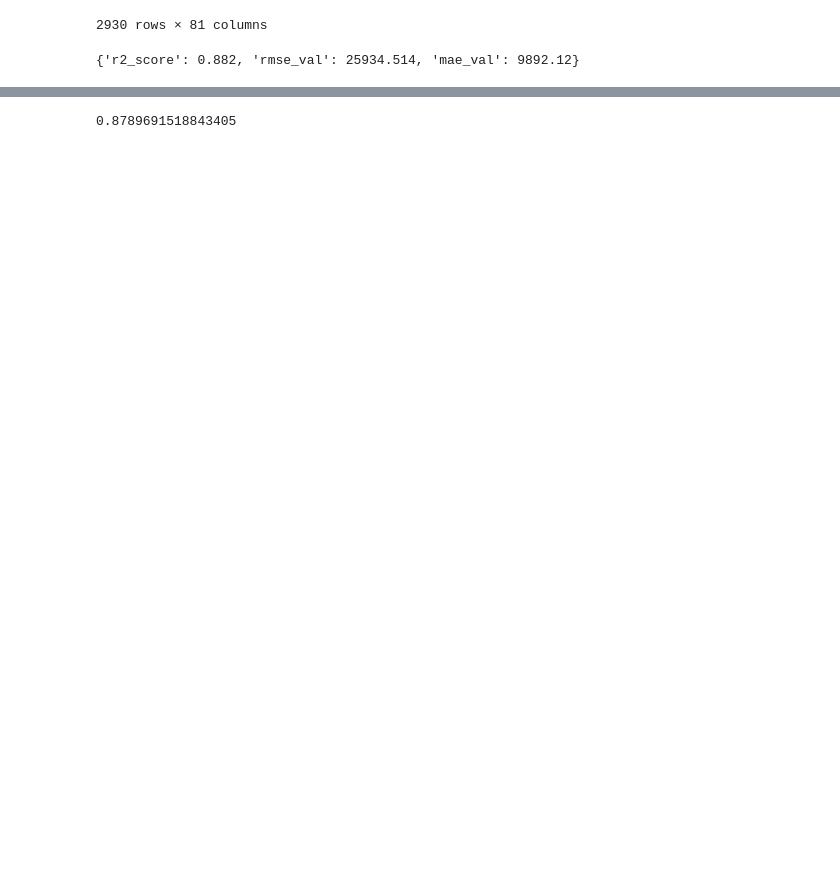
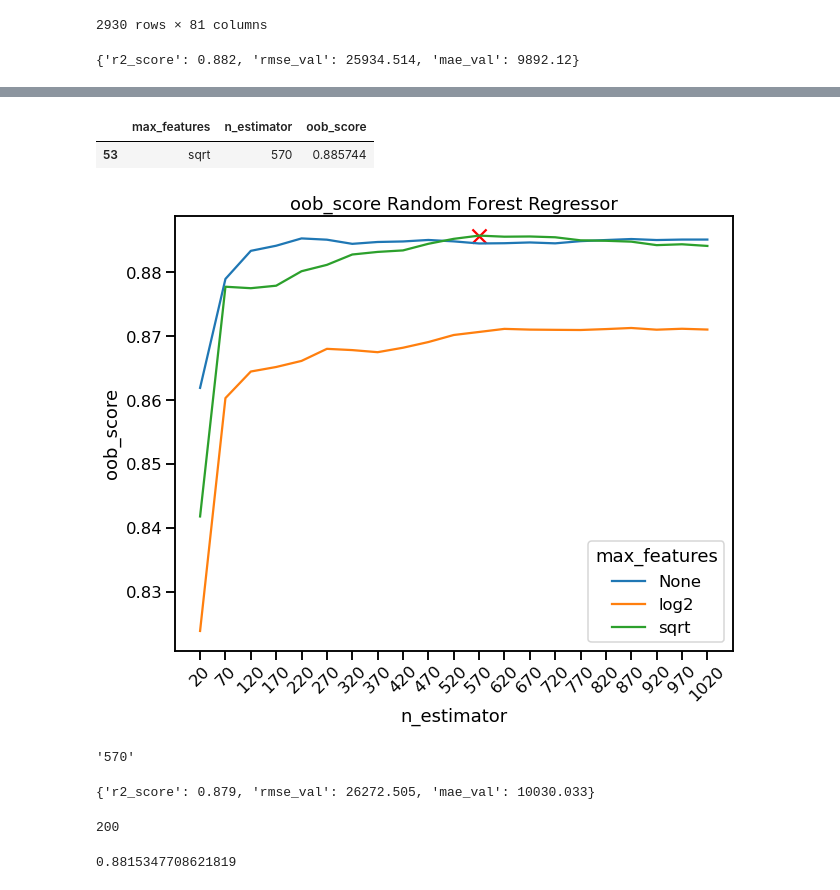
Before and after one commit to tomaspemora/desafio-latam-tareas-BA-TP, a Jupyter notebook: machine_learning/desafio_evaluado_4/desafio_4.ipynb, the cells around one changed output, grey strips where cells are left out. Saved outputs shown, nothing was run; the diff lists cells and outputs as text; code cells hidden in the pictures; blank space fills up the shorter version.

Commit message:
finalizacion de todos los puntos

```diff
--- a/machine_learning/desafio_evaluado_4/desafio_4.ipynb
+++ b/machine_learning/desafio_evaluado_4/desafio_4.ipynb
@@ -78,9 +99,5 @@ rf_scores
 # %%
-metrics = {
-        'r2_score': r2_score,
-        'rmse_val': lambda x,y: np.sqrt(mean_squared_error(x,y)),
-        'mae_val': median_absolute_error
-        }
+
 params = {
     'model__max_features': [None, 'log2', 'sqrt'],
     'model__n_estimators': np.arange(20,1050,50)
@@ -90,9 +107,9 @@ params = {
 oob_score = {}
 for param1 in params['model__max_features']:
     for param2 in params['model__n_estimators']:
-        pipe_rf = Pipeline(steps=[('model', RandomForestRegressor(random_state=11238, oob_score=True))])
-        pipe_rf.fit(X_train, y_train)
-        oob_score[str(param1)+'__'+str(param2)] = pipe_rf.named_steps.model.oob_score_
+        pipe_rf_iterator = Pipeline(steps=[('model', RandomForestRegressor(random_state=11238, oob_score=True, max_features=param1, n_estimators=param2))])
+        pipe_rf_iterator.fit(X_train, y_train)
+        oob_score[str(param1)+'__'+str(param2)] = pipe_rf_iterator.named_steps.model.oob_score_
         # scores = hp.report_regression_metrics(pipe_rf, X_test, y_test, metrics)
 
 # search = GridSearchCV(pipe_rf, params, cv=5, scoring='r2', n_jobs=-1)
@@ -107,0 +121,4 @@ for param1 in params['model__max_features']:
+# %%
+oob_df = pd.DataFrame([tuple(k.split("__") + [v]) for k, v in oob_score.items()])
+oob_df.columns = ["max_features", "n_estimator", "oob_score"]
+oob_df
@@ -108,4 +139,34 @@ for param1 in params['model__max_features']:
+# %%
+max_point = oob_df[oob_df.oob_score == oob_df.oob_score.max()]
+max_point
+# %% [output]
+|  | max_features | n_estimator | oob_score |
+| 53 | sqrt | 570 | 0.885744 |
+# %%
+sns.set_context("talk")
+plt.figure(figsize=(10,8))
+sns.lineplot(data=oob_df, x="n_estimator", y="oob_score", hue="max_features")
+plt.scatter(max_point.n_estimator, max_point.oob_score, marker='x', s=200, color='red')
+plt.xticks(rotation=45)
+plt.title("oob_score Random Forest Regressor");
+# %% [output]
+[figure, added]
+# %%
+max_point.n_estimator.iloc[0]
+# %% [output]
+'570'
+# %%
+pipe_rf_final = Pipeline(steps=[('model', RandomForestRegressor(random_state=11238, oob_score=True, max_features=max_point.max_features.iloc[0], n_estimators=int(max_point.n_estimator.iloc[0])))])
+pipe_rf_final.fit(X_train, y_train)
+pipe_rf_final_scores = hp.report_regression_metrics(pipe_rf_final, X_test, y_test, metrics)
+pipe_rf_final_scores
+# %% [output]
+{'r2_score': 0.879, 'rmse_val': 26272.505, 'mae_val': 10030.033}
+# %%
+int('200')
+# %% [output]
+200
 # %%
-# search.best_estimator_.named_steps.model.oob_score_
+pipe_rf.named_steps.model.oob_score_
 # %% [output]
-0.8789691518843405
+0.8815347708621819
```
Also changed, not shown: parts of 8 cells of this notebook.
